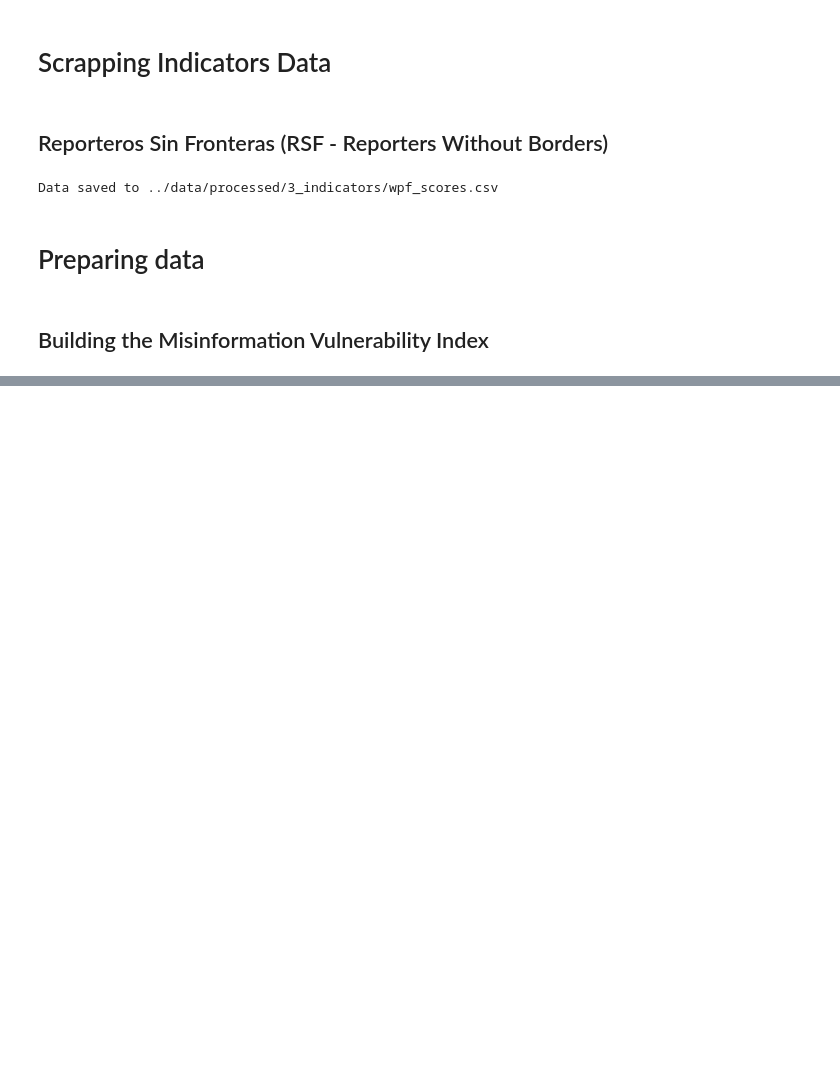
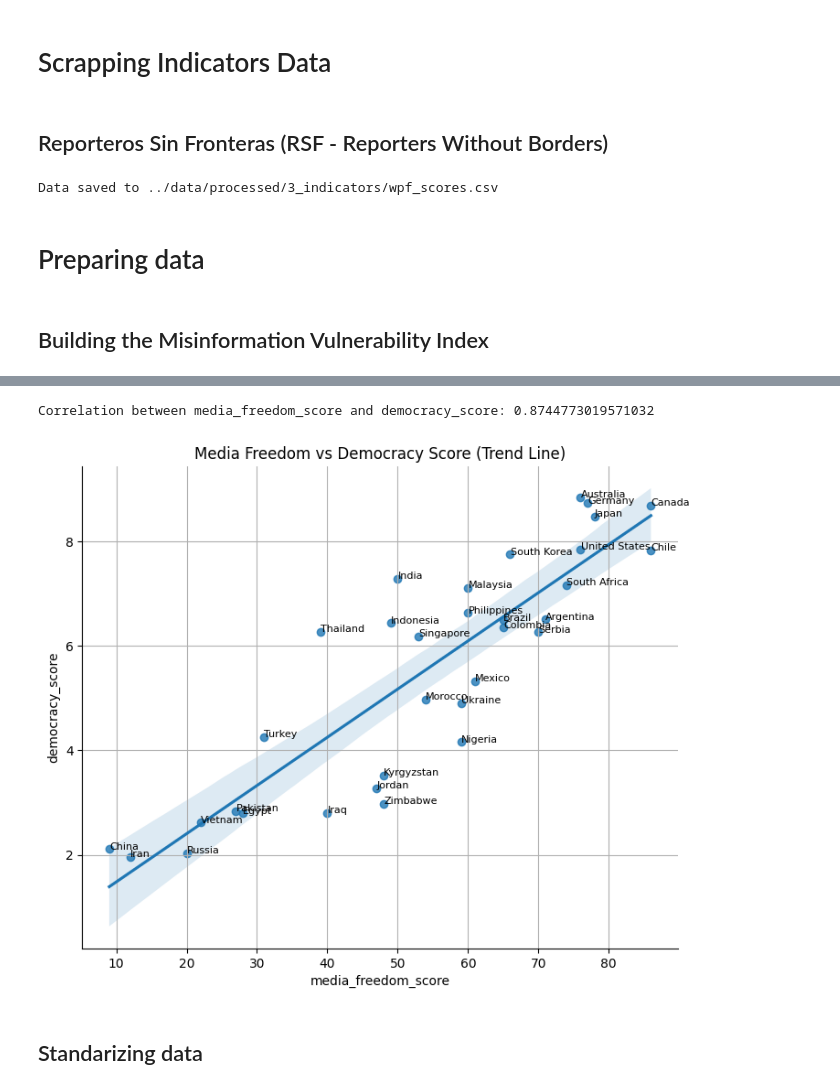
Before and after one commit to aranxaMarAm/new_misinformation_metrics, a Jupyter notebook: notebooks/5_index_features.ipynb, the cells around one changed output, grey strips where cells are left out. Drawn from its saved outputs; the diff is of its cells as text; code cells hidden in the pictures; blank space fills up the shorter version.

Commit message:
Update
A lot of cleaning was done

```diff
--- a/notebooks/5_index_features.ipynb
+++ b/notebooks/5_index_features.ipynb
@@ -353,0 +412,39 @@ plt.show()
+# %%
+## To check correlation between "media_freedom_score" and democracy_score
+
+# Remove Hong Kong and Taiwan
+filtered_df = result_df[~result_df["country"].isin(["Hong Kong", "Taiwan"])]
+
+# Convert numeric columns safely
+filtered_df["media_freedom_score"] = pd.to_numeric(filtered_df["media_freedom_score"], errors='coerce')
+filtered_df["democracy_score"] = pd.to_numeric(filtered_df["democracy_score"], errors='coerce')
+
+# Drop rows with missing values in any of the relevant columns
+clean_df = filtered_df[['country', 'media_freedom_score', 'democracy_score']].dropna()
+
+correlation = clean_df['media_freedom_score'].corr(clean_df['democracy_score'])
+print("Correlation between media_freedom_score and democracy_score:", correlation)
+
+
+import matplotlib.pyplot as plt
+import seaborn as sns
+
+## Correlation with trend line
+sns.lmplot(data=clean_df, x='media_freedom_score', y='democracy_score', height=6, aspect=1.2)
+plt.title('Media Freedom vs Democracy Score (Trend Line)')
+plt.grid(True)
+
+# Add labels
+for _, row in clean_df.iterrows():
+    plt.text(row['media_freedom_score'] + 0.02,  # small offset so text isn't on top of point
+             row['democracy_score'],
+             row['country'],
+             fontsize=8)
+
+# Show plot
+plt.show()
+# %% [output]
+Correlation between media_freedom_score and democracy_score: 0.8744773019571032
+[figure, added]
+# %% [markdown]
+## Standarizing data
```
Also changed, not shown: parts of 7 cells of this notebook.
